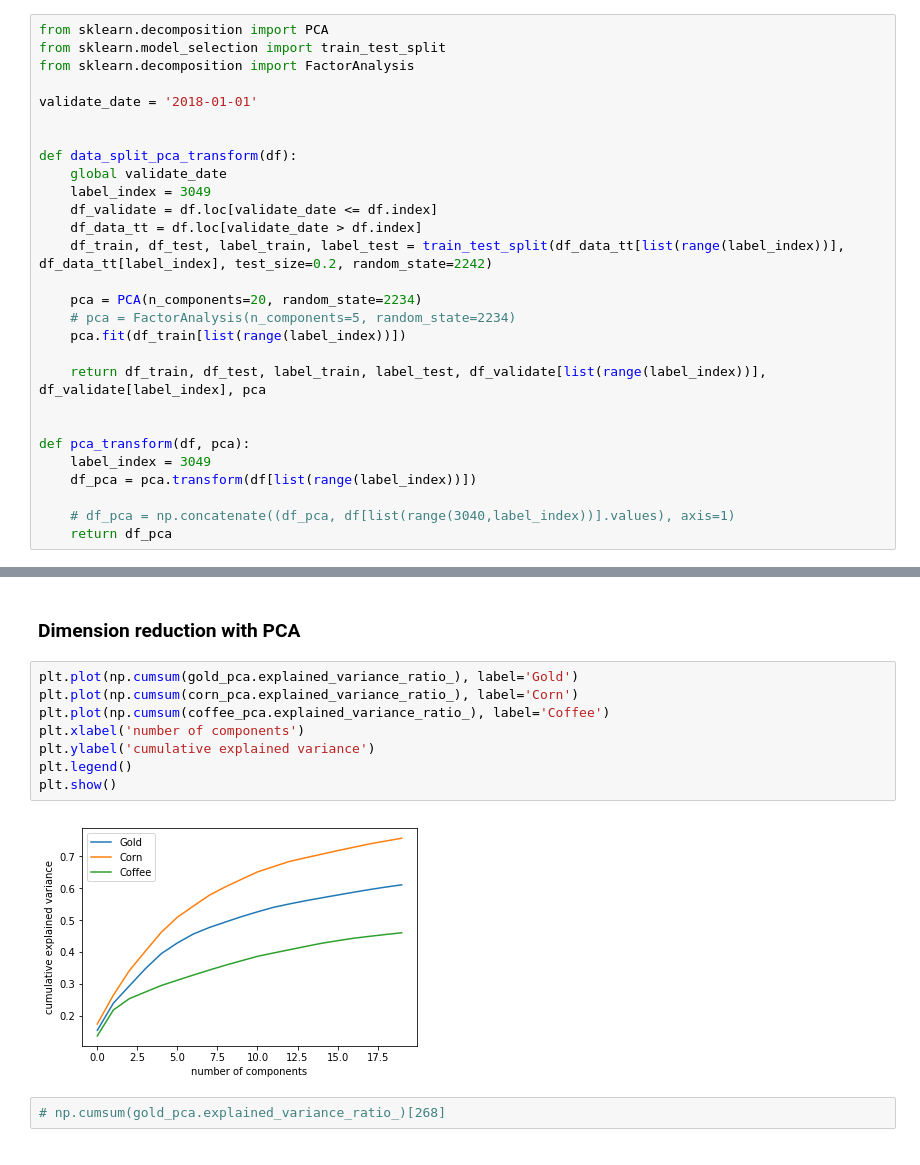
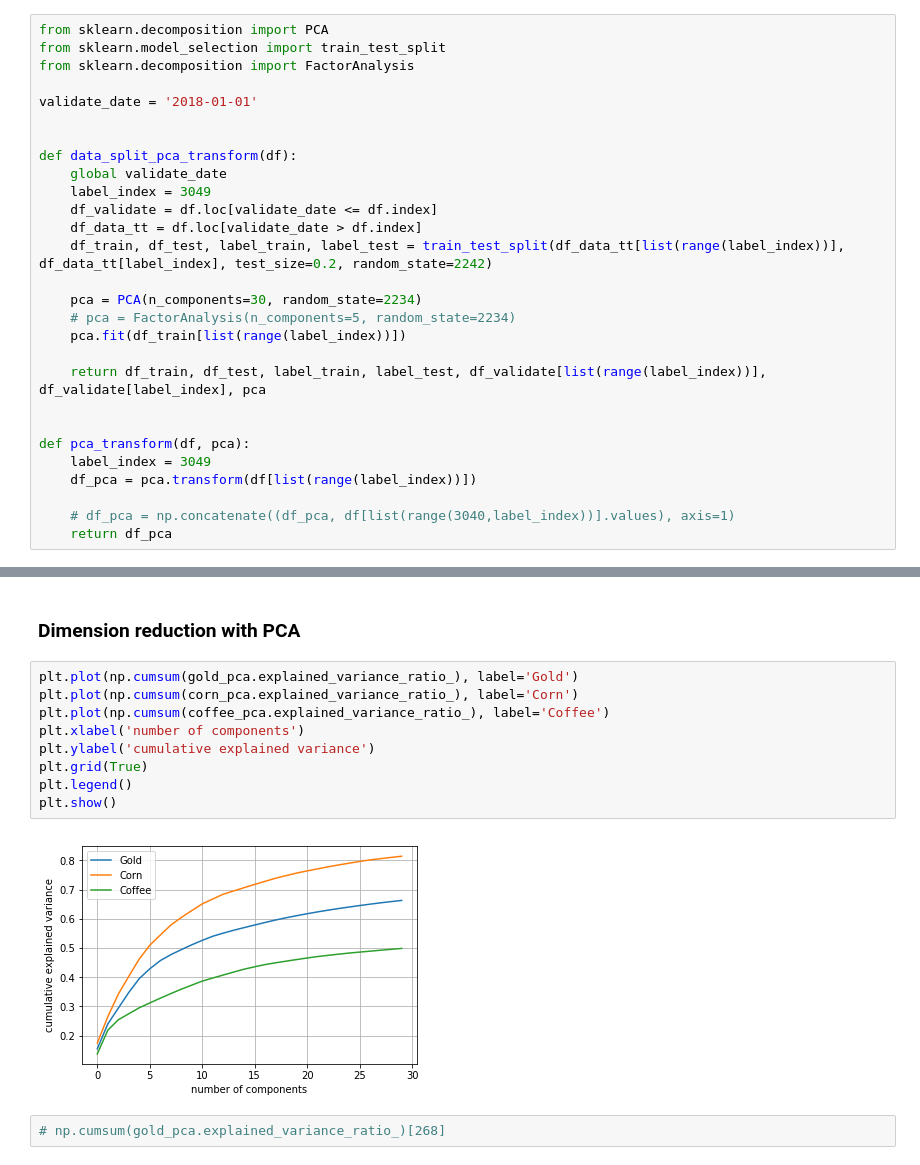
Before and after one commit to IzidoroBaltazar/MachineLearningEngineer, a Jupyter notebook: capstone_project/trading_project.ipynb, the cells around one changed output, grey strips where cells are left out. Saved outputs shown, nothing was run; the diff lists cells and outputs as text.

```diff
--- a/capstone_project/trading_project.ipynb
+++ b/capstone_project/trading_project.ipynb
@@ -541,7 +538,7 @@ def data_split_pca_transform(df):
     df_data_tt = df.loc[validate_date > df.index]
     df_train, df_test, label_train, label_test = train_test_split(df_data_tt[list(range(label_index))], df_data_tt[label_index], test_size=0.2, random_state=2242)
 
-    pca = PCA(n_components=20, random_state=2234)
+    pca = PCA(n_components=30, random_state=2234)
     # pca = FactorAnalysis(n_components=5, random_state=2234)
     pca.fit(df_train[list(range(label_index))])
 
@@ -564,13 +561,14 @@ coffee_train, coffee_test, coffee_label_train, coffee_label_test, coffee_validat
 # %%
 plt.plot(np.cumsum(gold_pca.explained_variance_ratio_), label='Gold')
 plt.plot(np.cumsum(corn_pca.explained_variance_ratio_), label='Corn')
 plt.plot(np.cumsum(coffee_pca.explained_variance_ratio_), label='Coffee')
 plt.xlabel('number of components')
 plt.ylabel('cumulative explained variance')
+plt.grid(True)
 plt.legend()
 plt.show()
 # %% [output]
-[figure, old version]
+[figure, new version]
 # %%
 # np.cumsum(gold_pca.explained_variance_ratio_)[268]
 # %%
```
Also changed, not shown: parts of 34 cells of this notebook.
